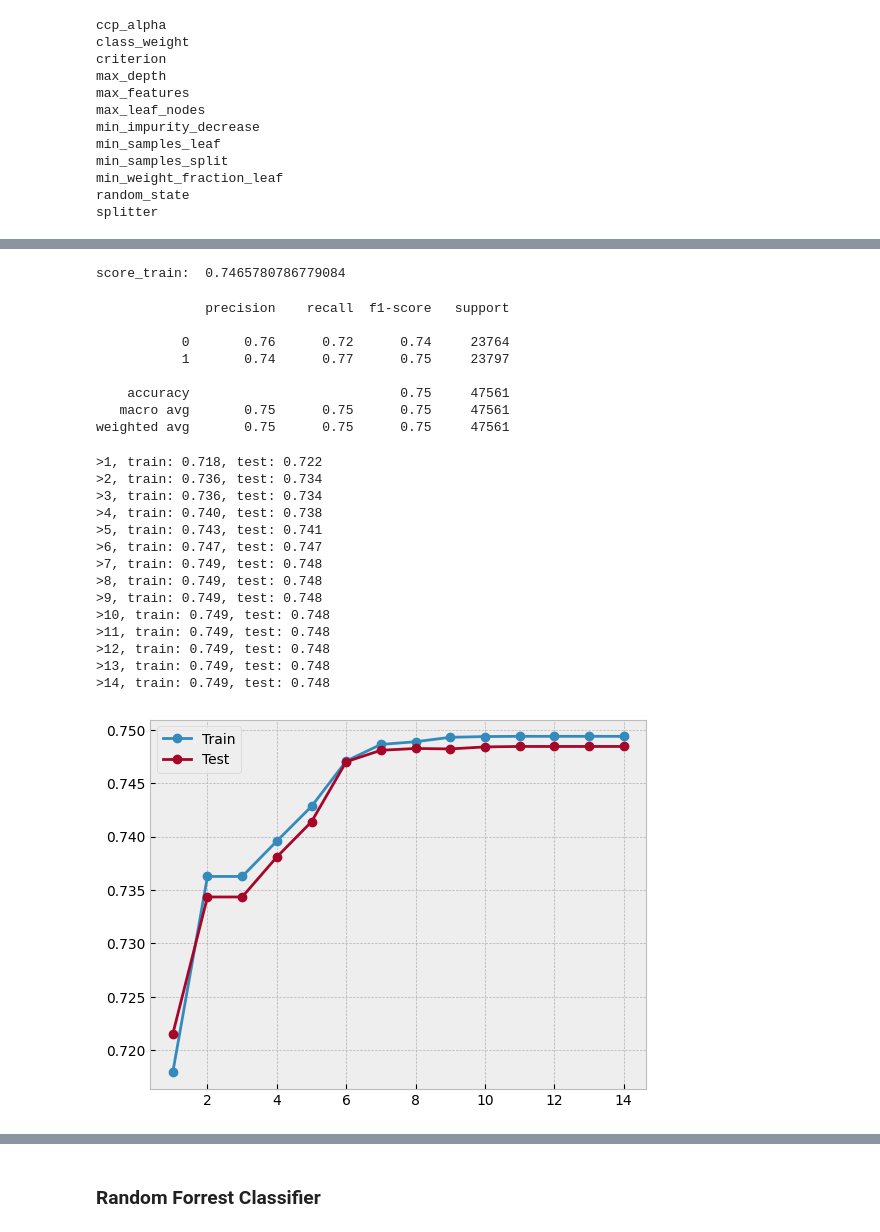
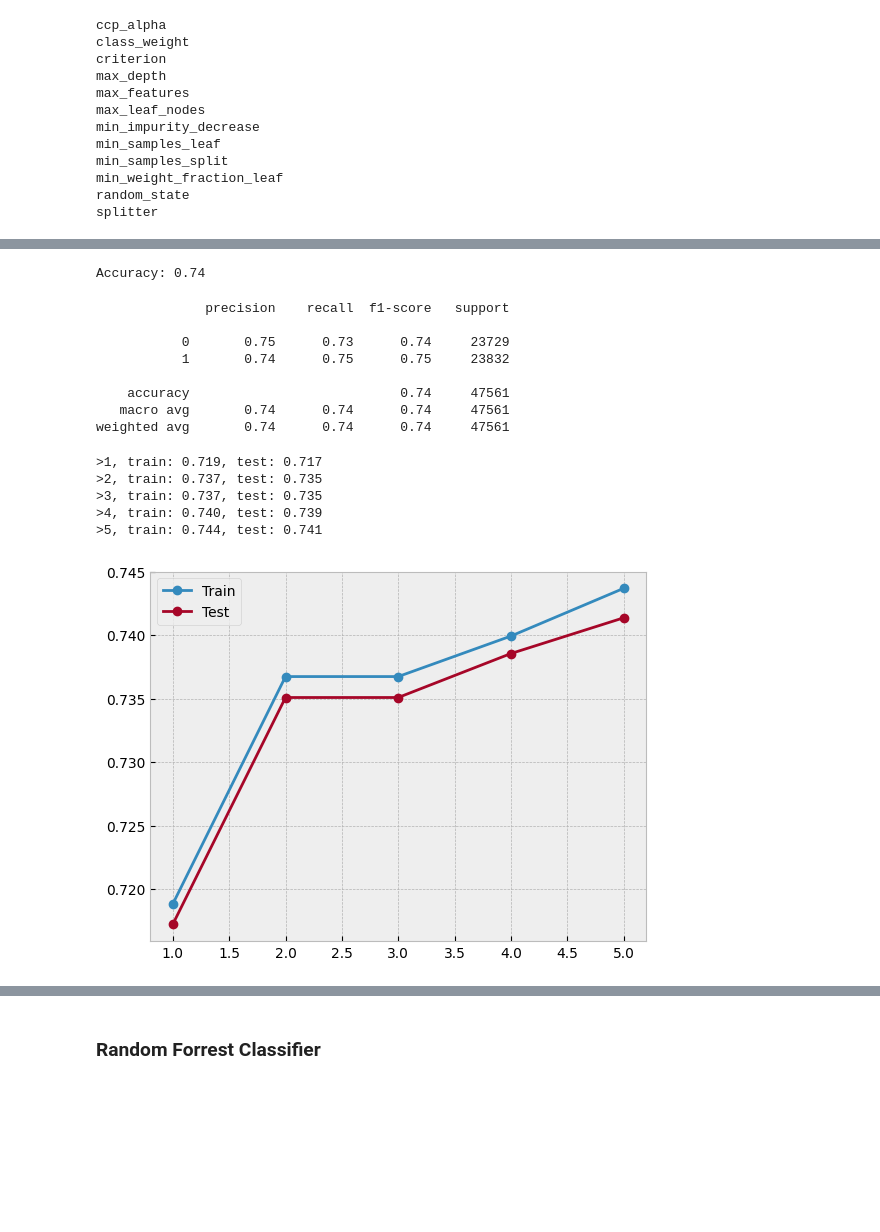
Before and after one commit to DavdElgas/predict_sklearn, a Jupyter notebook: predictive_modeling_with_sklearn.ipynb, the cells around one changed output, grey strips where cells are left out. Saved outputs shown, nothing was run; the diff lists cells and outputs as text; code cells hidden in the pictures; blank space fills up the shorter version.

```diff
--- a/predictive_modeling_with_sklearn.ipynb
+++ b/predictive_modeling_with_sklearn.ipynb
@@ -715,5 +688,5 @@ weighted avg       0.75      0.75      0.75     47561
 # %%
-# Look for overfitting via Accuracy
+# Look for overfitting
 
 # Define the tree depths to evaluate
 values = [i for i in range(1, 15)]
@@ -725,18 +698,18 @@ train_scores, test_scores = list(), list()
 for i in values:
 
   # configure the model
-  model_dtc = DecisionTreeClassifier(max_depth=i)
+  model = DecisionTreeClassifier(max_depth=i)
 
     # fit model on the training dataset
-  model_dtc.fit(X_train, y_train)
+  model.fit(X_train, y_train)
 
   # evaluate on the train dataset
-  train_yhat = model_dtc.predict(X_train)
+  train_yhat = model.predict(X_train)
   train_acc = accuracy_score(y_train, train_yhat)
   train_scores.append(train_acc)
 
   # evaluate on the test dataset
-  test_yhat = model_dtc.predict(X_test)
+  test_yhat = model.predict(X_test)
   test_acc = accuracy_score(y_test, test_yhat)
   test_scores.append(test_acc)
 
@@ -785,14 +758,17 @@ random_state
 splitter
 # %%
 # Set hyper-parameter dictionary to tune the model
+# and resolve any overfitting
 
 param_dict = {'criterion' :['gini', 'entropy'],
             'max_depth' :range(1,8),
-            'min_samples_split' : range(20, 50, 10), # From Central Limit Theory
-            'min_samples_leaf': range(20, 50, 10),
-             'ccp_alpha' :[0.0001, 0.001, 0.01]}
+            'min_samples_split': [20, 50],
+            'min_samples_leaf': [20, 50],
+            'ccp_alpha': [0.0001, 0.001]
+              }
 
 tree_class = DecisionTreeClassifier()
+
 
 grid = GridSearchCV(estimator=tree_class,
         param_grid = param_dict,
@@ -823,88 +798,83 @@ grid.best_params_
 # %%
 # Update model
 
-model_dtc_p=DecisionTreeClassifier(ccp_alpha = 0.0001,
+model_u=DecisionTreeClassifier(ccp_alpha = 0.0001,
                                    criterion ='entropy',
-                                   max_depth = 7,
+                                   max_depth = 5,
                                    min_samples_split = 20,
                                    min_samples_leaf = 20)
 # %%
 #Fit and re-score the model
 
-model_dtc_p.fit(X_train, y_train.values)
-score_train = model_dtc_p.score(X_test, y_test)
-print("score_train: ", score_train)
+model_u.fit(X_train, y_train)
+
+# Make predictions on the test set
+y_pred = model_u.predict(X_test)
+
+# Calculate the accuracy
+accuracy = accuracy_score(y_test, y_pred)
+print(f"Accuracy: {accuracy:.2f}")
 # %% [output]
-score_train:  0.7465780786779084
+Accuracy: 0.74
 # %%
 # Confusion matrix
 
-y_pred = model_dtc_p.predict(X_test)
+y_pred = model_u.predict(X_test)
 cm = confusion_matrix(y_test, y_pred)
 cr = classification_report(y_test, y_pred)
 print(cr)
 # %% [output]
               precision    recall  f1-score   support
 
-           0       0.76      0.72      0.74     23764
-           1       0.74      0.77      0.75     23797
+           0       0.75      0.73      0.74     23729
+           1       0.74      0.75      0.75     23832
 
-    accuracy                           0.75     47561
-   macro avg       0.75      0.75      0.75     47561
-weighted avg       0.75      0.75      0.75     47561
+    accuracy                           0.74     47561
+   macro avg       0.74      0.74      0.74     47561
+weighted avg       0.74      0.74      0.74     47561
 # %%
 # Look again for overfitting via Accuracy
 
-
 # Define the tree depths to evaluate
-values = [i for i in range(1, 15)]
+values = [i for i in range(1, 6)]
 
 # Define lists to collect scores
 train_scores, test_scores = list(), list()
 
 # Evaluate for each depth
 for i in values:
 
   # configure the model
-  model_dtc_p = DecisionTreeClassifier(max_depth=i)
+  model_u = DecisionTreeClassifier(max_depth=i)
 
     # fit model on the training dataset
-  model_dtc_p.fit(X_train, y_train)
+  model_u.fit(X_train, y_train)
 
   # evaluate on the train dataset
-  train_yhat = model_dtc_p.predict(X_train)
+  train_yhat = model_u.predict(X_train)
   train_acc = accuracy_score(y_train, train_yhat)
   train_scores.append(train_acc)
 
   # evaluate on the test dataset
-  test_yhat = model_dtc_p.predict(X_test)
+  test_yhat = model_u.predict(X_test)
   test_acc = accuracy_score(y_test, test_yhat)
   test_scores.append(test_acc)
 
 # summarize progress
   print('>%d, train: %.3f, test: %.3f' % (i, train_acc, test_acc))
 
 # plot of train and test scores vs tree depth
 plt.plot(values, train_scores, '-o', label='Train')
 plt.plot(values, test_scores, '-o', label='Test')
 plt.legend()
 plt.show()
 # %% [output]
->1, train: 0.718, test: 0.722
->2, train: 0.736, test: 0.734
->3, train: 0.736, test: 0.734
->4, train: 0.740, test: 0.738
->5, train: 0.743, test: 0.741
->6, train: 0.747, test: 0.747
->7, train: 0.749, test: 0.748
->8, train: 0.749, test: 0.748
->9, train: 0.749, test: 0.748
->10, train: 0.749, test: 0.748
->11, train: 0.749, test: 0.748
->12, train: 0.749, test: 0.748
->13, train: 0.749, test: 0.748
->14, train: 0.749, test: 0.748
+>1, train: 0.719, test: 0.717
+>2, train: 0.737, test: 0.735
+>3, train: 0.737, test: 0.735
+>4, train: 0.740, test: 0.739
+>5, train: 0.744, test: 0.741
-[figure, old version]
+[figure, new version]
 # %%
 # ROC curve and AUC
 
```
Also changed, not shown: parts of 60 cells of this notebook.
